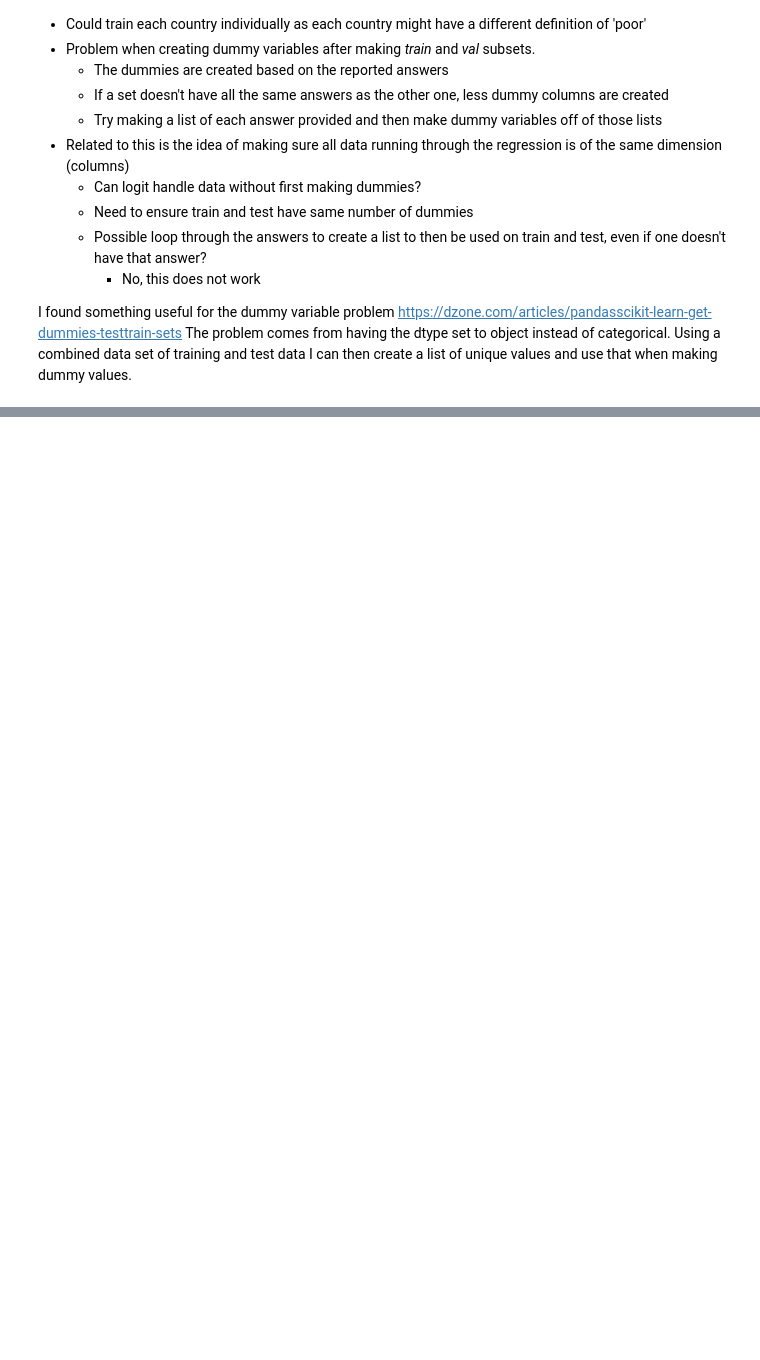
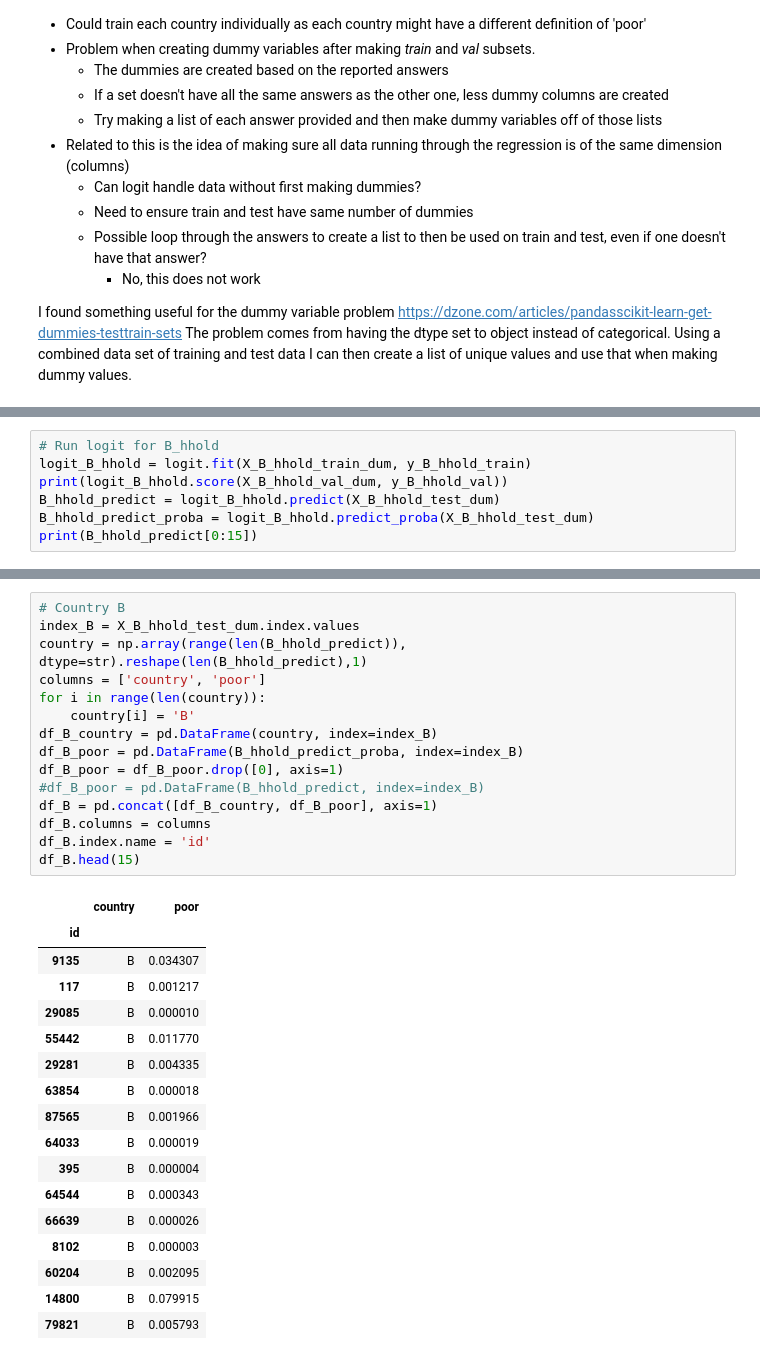
Before and after one commit to abarnes12/drivendata, a Jupyter notebook: poverty/Predicting_Poverty.ipynb, the cells around one changed output, grey strips where cells are left out. Drawn from its saved outputs; the diff is of its cells as text; blank space fills up the shorter version.

```diff
--- a/poverty/Predicting_Poverty.ipynb
+++ b/poverty/Predicting_Poverty.ipynb
@@ -535,0 +553,7 @@ The problem comes from having the dtype set to object instead of categorical. Us
+# %%
+# Run logit for B_hhold
+logit_B_hhold = logit.fit(X_B_hhold_train_dum, y_B_hhold_train)
+print(logit_B_hhold.score(X_B_hhold_val_dum, y_B_hhold_val))
+B_hhold_predict = logit_B_hhold.predict(X_B_hhold_test_dum)
+B_hhold_predict_proba = logit_B_hhold.predict_proba(X_B_hhold_test_dum)
+print(B_hhold_predict[0:15])
@@ -535,0 +648,33 @@ The problem comes from having the dtype set to object instead of categorical. Us
+# %%
+# Country B
+index_B = X_B_hhold_test_dum.index.values
+country = np.array(range(len(B_hhold_predict)), dtype=str).reshape(len(B_hhold_predict),1)
+columns = ['country', 'poor']
+for i in range(len(country)):
+    country[i] = 'B'
+df_B_country = pd.DataFrame(country, index=index_B)
+df_B_poor = pd.DataFrame(B_hhold_predict_proba, index=index_B)
+df_B_poor = df_B_poor.drop([0], axis=1)
+#df_B_poor = pd.DataFrame(B_hhold_predict, index=index_B)
+df_B = pd.concat([df_B_country, df_B_poor], axis=1)
+df_B.columns = columns
+df_B.index.name = 'id'
+df_B.head(15)
+# %% [output]
+|  | country | poor |
+| id |  |  |
+| 9135 | B | 0.034307 |
+| 117 | B | 0.001217 |
+| 29085 | B | 0.000010 |
+| 55442 | B | 0.011770 |
+| 29281 | B | 0.004335 |
+| 63854 | B | 0.000018 |
+| 87565 | B | 0.001966 |
+| 64033 | B | 0.000019 |
+| 395 | B | 0.000004 |
+| 64544 | B | 0.000343 |
+| 66639 | B | 0.000026 |
+| 8102 | B | 0.000003 |
+| 60204 | B | 0.002095 |
+| 14800 | B | 0.079915 |
+| 79821 | B | 0.005793 |
```
Also changed, not shown: parts of 19 cells of this notebook, 1 other file.
